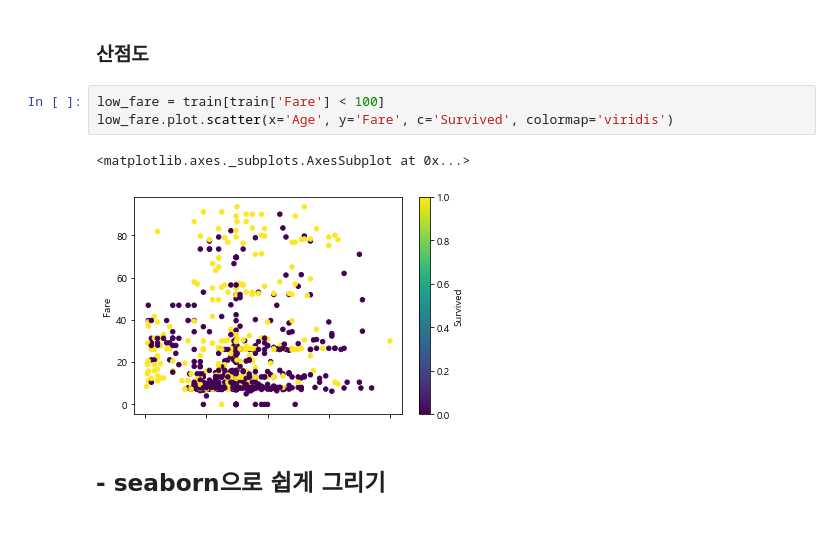
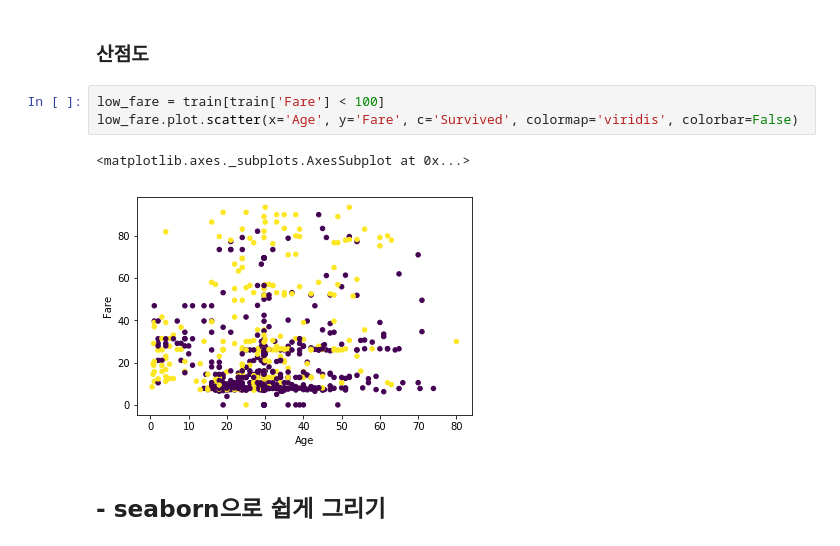
Before and after one commit to kinonia/python-note, a Jupyter notebook: 21.visualization-demo.ipynb, the cells around one changed output. Saved outputs shown, nothing was run; the diff lists cells and outputs as text.

```diff
--- a/21.visualization-demo.ipynb
+++ b/21.visualization-demo.ipynb
@@ -115,10 +117,10 @@ train['Age'].plot.hist(bins=8, grid=True, density=True)
 ### 산점도
 # %%
 low_fare = train[train['Fare'] < 100]
-low_fare.plot.scatter(x='Age', y='Fare', c='Survived', colormap='viridis')
+low_fare.plot.scatter(x='Age', y='Fare', c='Survived', colormap='viridis', colorbar=False)
 # %% [output]
 <matplotlib.axes._subplots.AxesSubplot at 0x...>
-[figure, old version]
+[figure, new version]
 # %% [markdown]
 ## - seaborn으로 쉽게 그리기
 # %%
```
Also changed, not shown: parts of 1 cell of this notebook.
